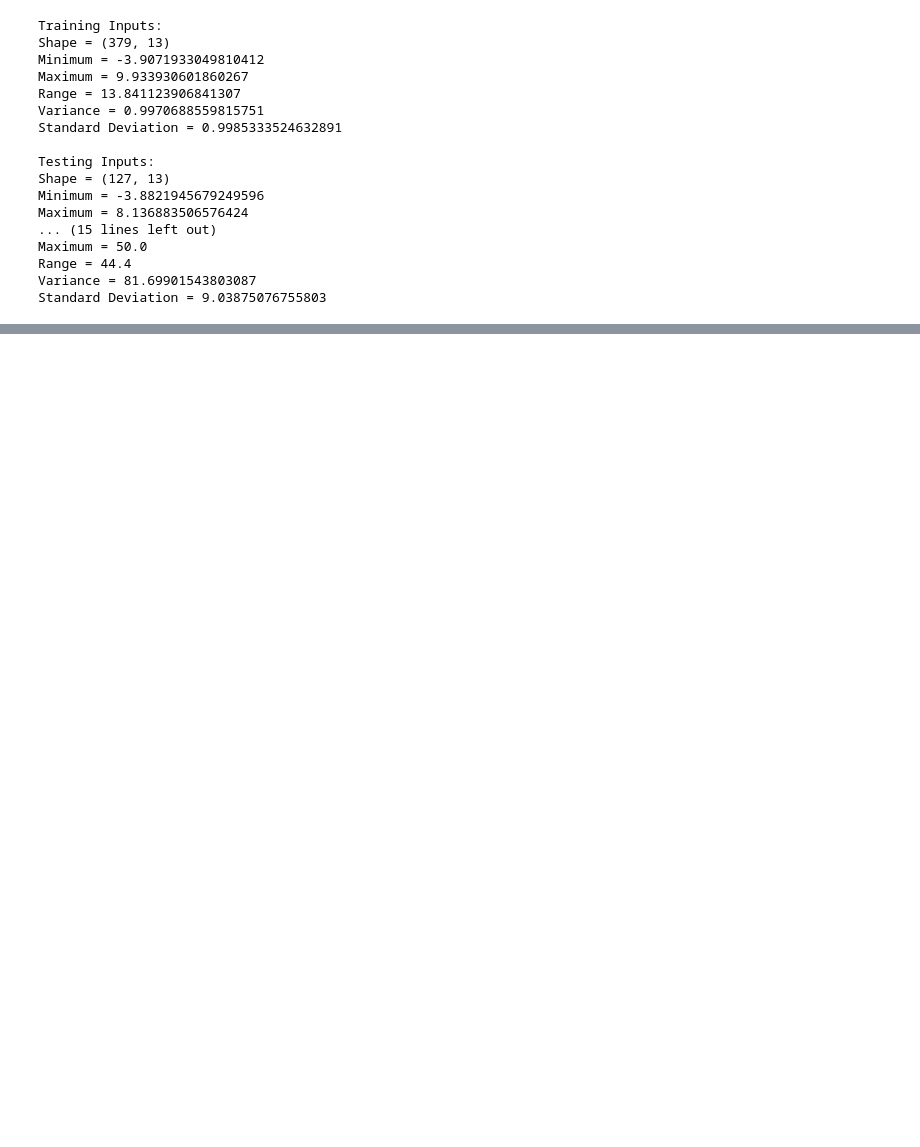
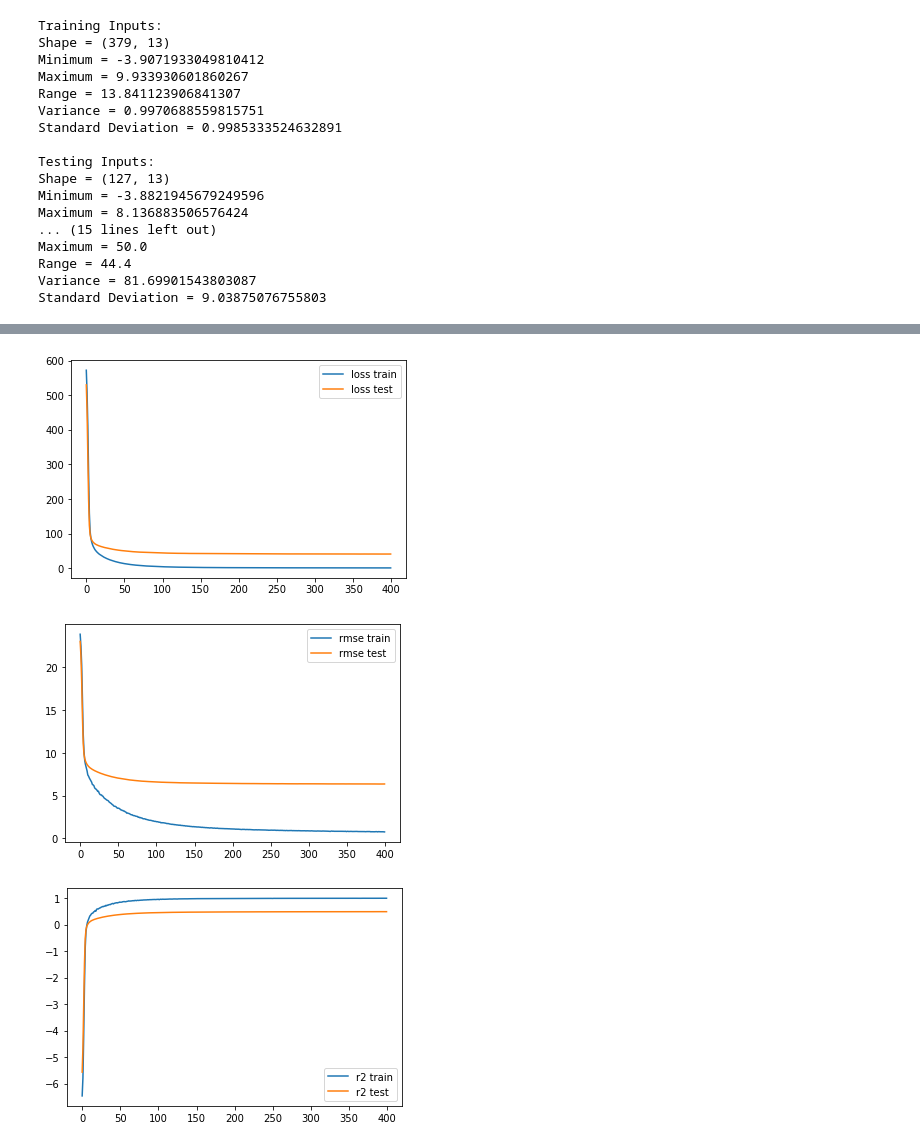
Before and after one commit to georgegito/rbf-reg, a Jupyter notebook: rbf_reg.ipynb, the cells around one changed output, grey strips where cells are left out. Cells and saved outputs as stored; diff of their text form; code cells hidden in the pictures; blank space fills up the shorter version.

Commit message:
Present results with plots

```diff
--- a/rbf_reg.ipynb
+++ b/rbf_reg.ipynb
@@ -130,5 +133,5 @@ _________________________________________________________________
 # %%
 opt = keras.optimizers.SGD(learning_rate=0.001)
 model.compile(loss=tf.keras.losses.MeanSquaredError(), optimizer=opt, metrics=[utils.root_mean_squared_error, utils.coeff_determination])
-history = model.fit(X_train, y_train, epochs=100, validation_data=(X_test, y_test))
+history = model.fit(X_train, y_train, epochs=400, validation_data=(X_test, y_test))
 # %% [output]
@@ -163,0 +155,34 @@ print(history.params)
+# %%
+# ---------------------------------------------------------------------------- #
+#                                    results                                   #
+# ---------------------------------------------------------------------------- #
+
+train_results = model.evaluate(X_train, y_train)
+test_results = model.evaluate(X_test, y_test)
+# print(train_results)
+# print(test_results)
+
+loss_train = history.history["loss"]
+loss_test = history.history["val_loss"]
+
+rmse_train = history.history["root_mean_squared_error"]
+rmse_test = history.history["val_root_mean_squared_error"]
+
+r2_train = history.history["coeff_determination"]
+r2_test = history.history["val_coeff_determination"]
+
+plt.plot(loss_train, label="loss train")
+plt.plot(loss_test, label="loss test")
+plt.legend()
+plt.show()
+
+plt.plot(rmse_train, label="rmse train")
+plt.plot(rmse_test, label="rmse test")
+plt.legend()
+plt.show()
+
+plt.plot(r2_train, label="r2 train")
+plt.plot(r2_test, label="r2 test")
+plt.legend()
+plt.show()
+# %% [output]
@@ -163,0 +191,3 @@ print(history.params)
+[figure, added]
+[figure, added]
+[figure, added]
```
Also changed, not shown: parts of 5 cells of this notebook.
